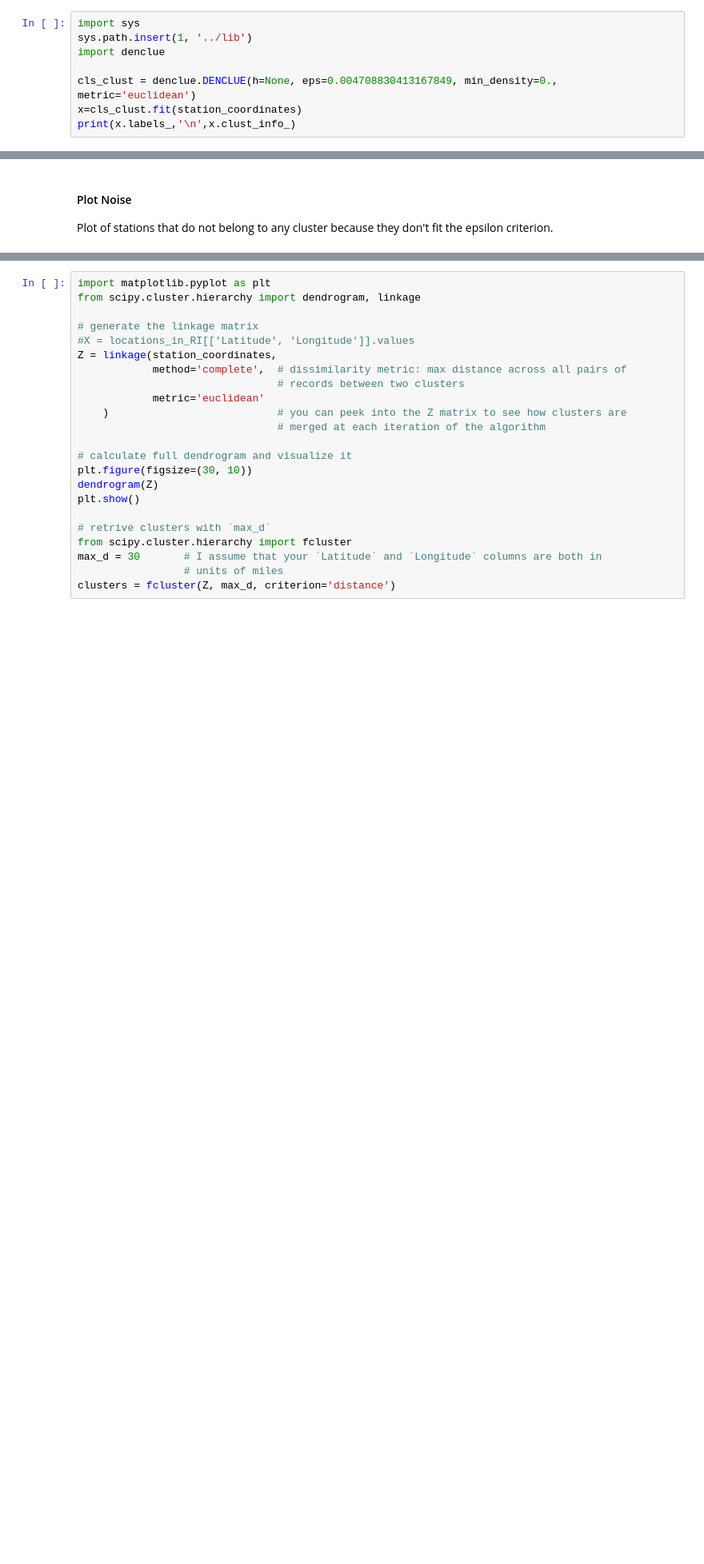
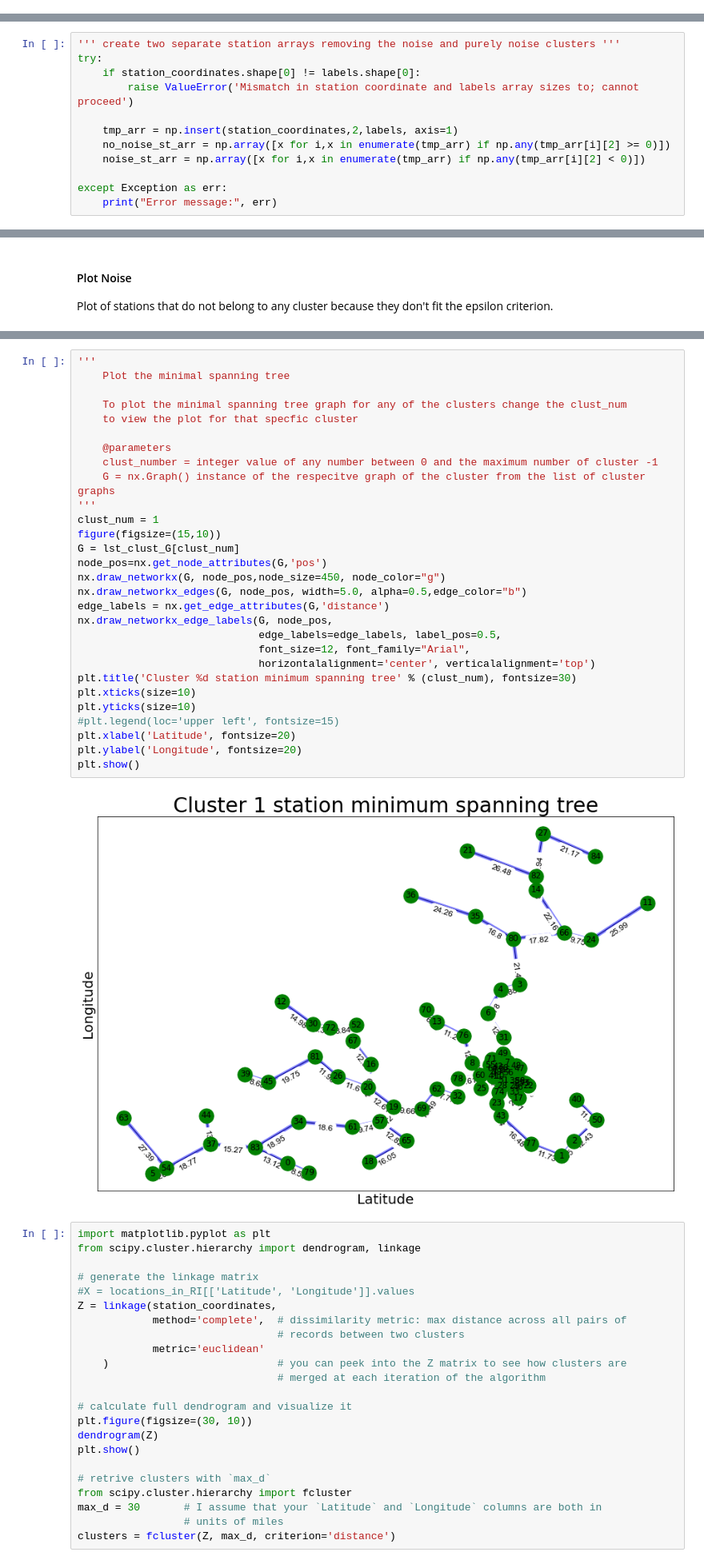
Before and after one commit to waidyanatha/quasar, a Jupyter notebook: notebooks/1a_shield_network_cluster_maps.ipynb, the cells around one changed output, grey strips where cells are left out. Shown at 80% size. Saved outputs shown, nothing was run; the diff lists cells and outputs as text; blank space fills up the shorter version.

Commit message:
Plot minimum spanning tree of any cluster
Signed-off-by: Nuwan Waidyanatha <waidyanatha@gmail.com>

```diff
--- a/notebooks/1a_shield_network_cluster_maps.ipynb
+++ b/notebooks/1a_shield_network_cluster_maps.ipynb
@@ -356,8 +359,0 @@ Error message: Clusters size is 1. Cannot estimate cluster quality paramenters
-# %%
-import sys
-sys.path.insert(1, '../lib')
-import denclue
-
-cls_clust = denclue.DENCLUE(h=None, eps=0.004708830413167849, min_density=0., metric='euclidean')
-x=cls_clust.fit(station_coordinates)
-print(x.labels_,'\n',x.clust_info_)
@@ -382,3 +362,15 @@ print(x.labels_,'\n',x.clust_info_)
+# %%
+''' create two separate station arrays removing the noise and purely noise clusters '''
+try:
+    if station_coordinates.shape[0] != labels.shape[0]:
+        raise ValueError('Mismatch in station coordinate and labels array sizes to; cannot proceed')
+
+    tmp_arr = np.insert(station_coordinates,2,labels, axis=1)
+    no_noise_st_arr = np.array([x for i,x in enumerate(tmp_arr) if np.any(tmp_arr[i][2] >= 0)])
+    noise_st_arr = np.array([x for i,x in enumerate(tmp_arr) if np.any(tmp_arr[i][2] < 0)])
+
+except Exception as err:
+    print("Error message:", err)
 # %% [markdown]
 #### Plot results
 1. [Plot DBSCAN results](https://scikit-learn.org/stable/auto_examples/cluster/plot_dbscan.html#sphx-glr-auto-examples-cluster-plot-dbscan-py) clusters with varied colors unique to each cluster
@@ -530,3 +557,34 @@ AttributeError: 'cluster_data' object has no attribute 'minimum_spanning_tree_'
+# %%
+'''
+    Plot the minimal spanning tree
+
+    To plot the minimal spanning tree graph for any of the clusters change the clust_num
+    to view the plot for that specfic cluster
+
+    @parameters
+    clust_number = integer value of any number between 0 and the maximum number of cluster -1
+    G = nx.Graph() instance of the respecitve graph of the cluster from the list of cluster graphs
+'''
+clust_num = 1
+figure(figsize=(15,10))
+G = lst_clust_G[clust_num]
+node_pos=nx.get_node_attributes(G,'pos')
+nx.draw_networkx(G, node_pos,node_size=450, node_color="g")
+nx.draw_networkx_edges(G, node_pos, width=5.0, alpha=0.5,edge_color="b")
+edge_labels = nx.get_edge_attributes(G,'distance')
+nx.draw_networkx_edge_labels(G, node_pos,
+                             edge_labels=edge_labels, label_pos=0.5,
+                             font_size=12, font_family="Arial",
+                             horizontalalignment='center', verticalalignment='top')
+plt.title('Cluster %d station minimum spanning tree' % (clust_num), fontsize=30)
+plt.xticks(size=10)
+plt.yticks(size=10)
+#plt.legend(loc='upper left', fontsize=15)
+plt.xlabel('Latitude', fontsize=20)
+plt.ylabel('Longitude', fontsize=20)
+plt.show()
+# %% [output]
+[figure, added]
 # %%
 import matplotlib.pyplot as plt
 from scipy.cluster.hierarchy import dendrogram, linkage
```
Also changed, not shown: parts of 11 cells of this notebook, 1 other file.
